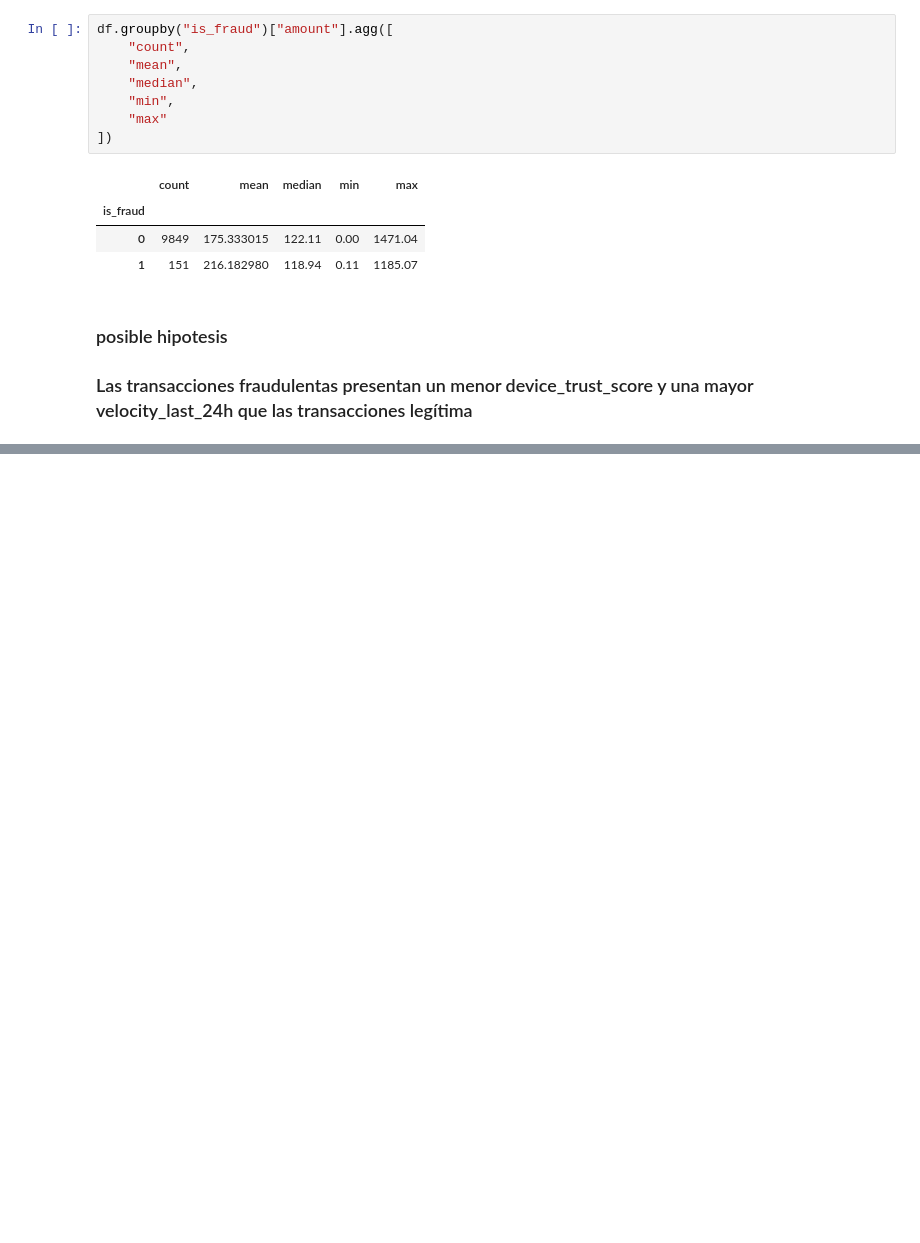
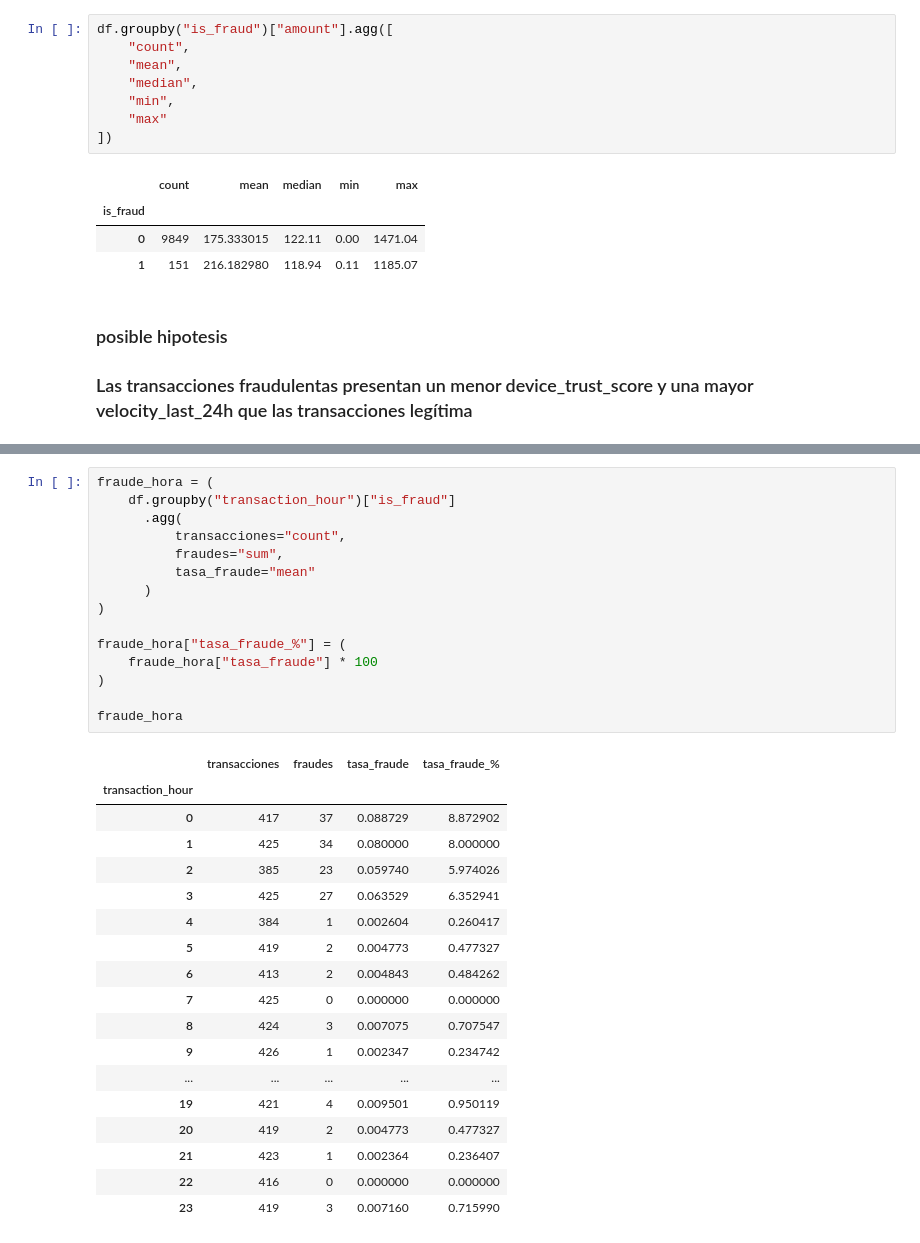
Before and after one commit to Aideth3006/-S100_Equipo8_ParteI, a Jupyter notebook: S100_Equipo8_ParteI.ipynb, the cells around one changed output, grey strips where cells are left out. Cells and saved outputs as stored; diff of their text form; blank space fills up the shorter version.

```diff
--- a/S100_Equipo8_ParteI.ipynb
+++ b/S100_Equipo8_ParteI.ipynb
@@ -229,0 +282,34 @@ df.groupby("is_fraud")["amount"].agg([
+# %%
+fraude_hora = (
+    df.groupby("transaction_hour")["is_fraud"]
+      .agg(
+          transacciones="count",
+          fraudes="sum",
+          tasa_fraude="mean"
+      )
+)
+
+fraude_hora["tasa_fraude_%"] = (
+    fraude_hora["tasa_fraude"] * 100
+)
+
+fraude_hora
+# %% [output]
+|  | transacciones | fraudes | tasa_fraude | tasa_fraude_% |
+| transaction_hour |  |  |  |  |
+| 0 | 417 | 37 | 0.088729 | 8.872902 |
+| 1 | 425 | 34 | 0.080000 | 8.000000 |
+| 2 | 385 | 23 | 0.059740 | 5.974026 |
+| 3 | 425 | 27 | 0.063529 | 6.352941 |
+| 4 | 384 | 1 | 0.002604 | 0.260417 |
+| 5 | 419 | 2 | 0.004773 | 0.477327 |
+| 6 | 413 | 2 | 0.004843 | 0.484262 |
+| 7 | 425 | 0 | 0.000000 | 0.000000 |
+| 8 | 424 | 3 | 0.007075 | 0.707547 |
+| 9 | 426 | 1 | 0.002347 | 0.234742 |
+| ... | ... | ... | ... | ... |
+| 19 | 421 | 4 | 0.009501 | 0.950119 |
+| 20 | 419 | 2 | 0.004773 | 0.477327 |
+| 21 | 423 | 1 | 0.002364 | 0.236407 |
+| 22 | 416 | 0 | 0.000000 | 0.000000 |
+| 23 | 419 | 3 | 0.007160 | 0.715990 |
```
Also changed, not shown: parts of 7 cells of this notebook.
